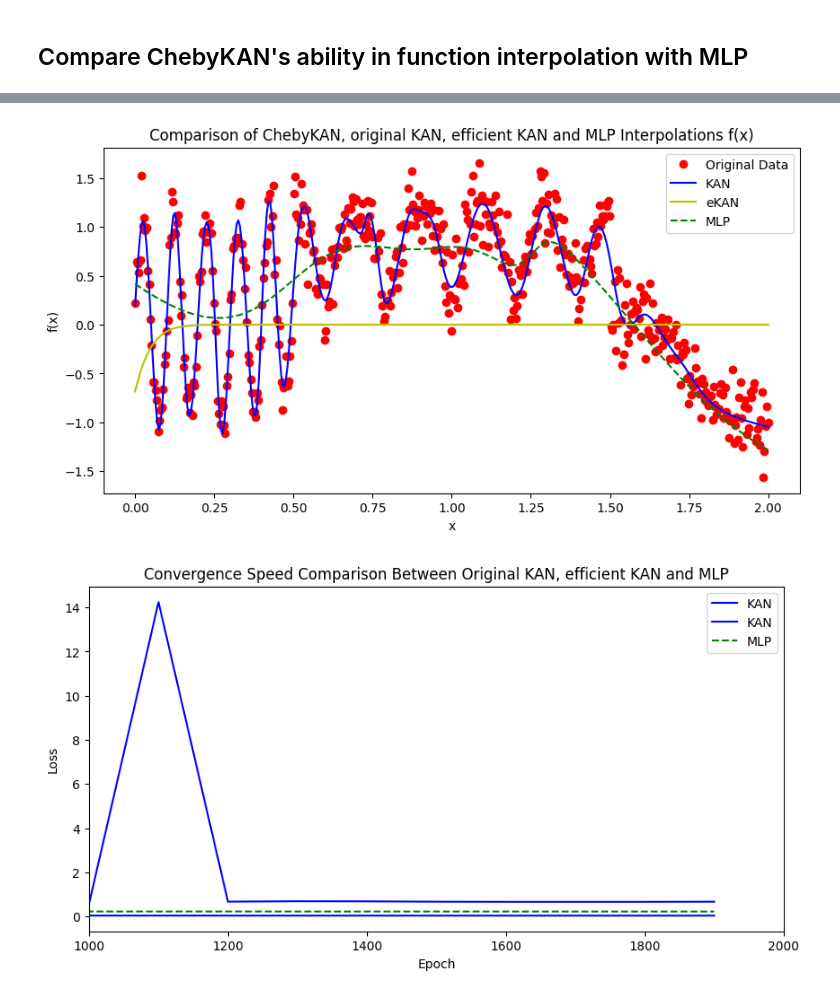
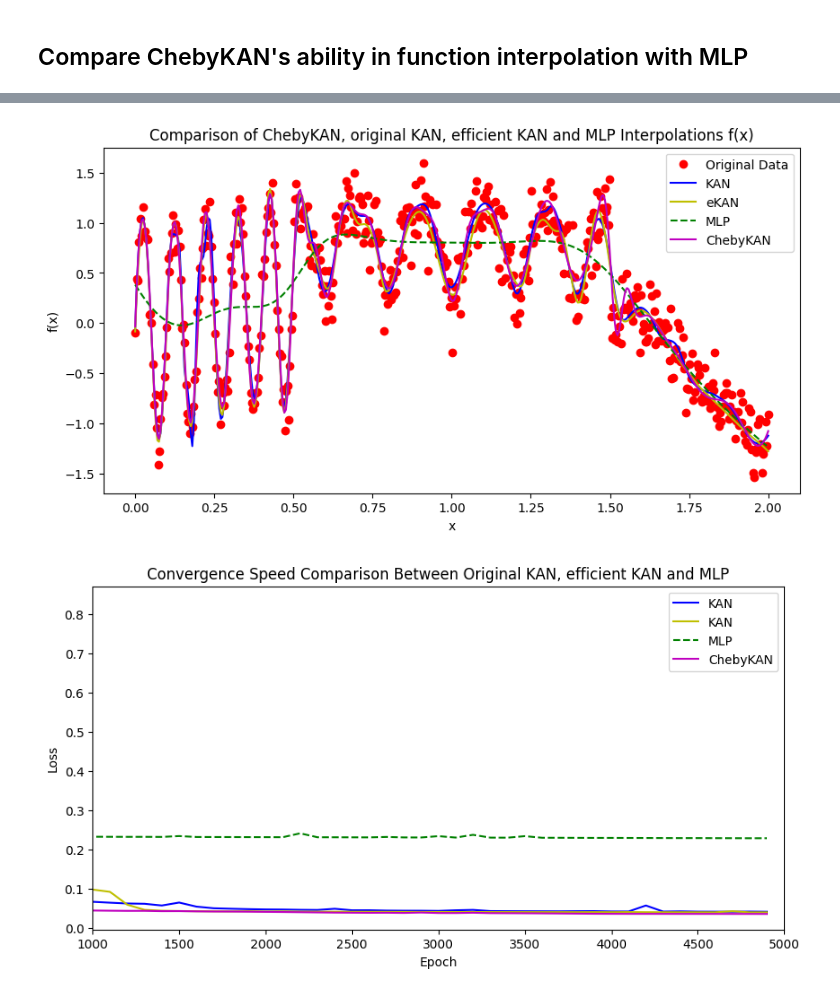
Before and after one commit to rvpant/mlp-kan-final, a Jupyter notebook: KAN_Function_Interpolation_Test.ipynb, the cells around one changed output, grey strips where cells are left out. Drawn from its saved outputs; the diff is of its cells as text; code cells hidden in the pictures.

Commit message:
Fix bug EKan and add chebykan

```diff
--- a/KAN_Function_Interpolation_Test.ipynb
+++ b/KAN_Function_Interpolation_Test.ipynb
@@ -85,33 +85,42 @@ mlp_model = SimpleMLP()
 
 # Define loss function and optimizer
 criterion = nn.MSELoss()
+optimizer_cheby = torch.optim.Adam(cheby_model.parameters(), lr=0.01)
 criterion_ekan = nn.MSELoss() #nn.CrossEntropyLoss()
 optimizer_kan = torch.optim.Adam(kan_model.parameters(), lr=0.01)
-optimizer_ekan = torch.optim.Adam(ekan_model.parameters(), lr=1e-3, weight_decay=1e-4)
-scheduler_ekan = torch.optim.lr_scheduler.ExponentialLR(optimizer_ekan, gamma=0.8)
+optimizer_ekan = torch.optim.Adam(ekan_model.parameters(), lr=0.01) #lr=1e-3, weight_decay=1e-4)
+# scheduler_ekan = torch.optim.lr_scheduler.ExponentialLR(optimizer_ekan, gamma=0.8)
 optimizer_mlp = torch.optim.Adam(mlp_model.parameters(), lr=0.03)
 
 kan_losses = []
 mlp_losses = []
 ekan_losses = []
+cheby_losses = []
 
 # Train the models
-epochs = 200000
+epochs = 5000 #00
 for epoch in range(epochs):
+
+    optimizer_cheby.zero_grad()
+    outputs_cheby = cheby_model(x_train)
+    loss_cheby = criterion(outputs_cheby, y_train)
+    loss_cheby.backward()
+    optimizer_cheby.step()
+
     optimizer_kan.zero_grad()
     outputs_kan = kan_model(x_train)
-    outputs_ekan = ekan_model(x_train)
-
     loss_kan = criterion(outputs_kan, y_train)
     loss_kan.backward()
     optimizer_kan.step()
 
+    optimizer_ekan.zero_grad()
+    outputs_ekan = ekan_model(x_train)
     loss_ekan = criterion_ekan(outputs_ekan, y_train)
     loss_ekan.backward()
     optimizer_ekan.step()
 
     # Update learning rate
-    scheduler_ekan.step()
+    # scheduler_ekan.step()
 
     optimizer_mlp.zero_grad()
     outputs_mlp = mlp_model(x_train)
@@ -120,13 +129,15 @@ for epoch in range(epochs):
     optimizer_mlp.step()
 
     if epoch % 100 == 0:
+        cheby_losses.append(loss_cheby.item())
         kan_losses.append(loss_kan.item())
         ekan_losses.append(loss_ekan.item())
         mlp_losses.append(loss_mlp.item())
-        print(f'Epoch {epoch + 1}/{epochs}, KAN Loss: {loss_kan.item():.4f}, eKAN Loss: {loss_ekan.item():.4f}, MLP Loss: {loss_mlp.item():.4f}')
+        print(f'Epoch {epoch + 1}/{epochs},  ChebyKAN Loss: {loss_cheby.item():.4f}, KAN Loss: {loss_kan.item():.4f}, eKAN Loss: {loss_ekan.item():.4f}, MLP Loss: {loss_mlp.item():.4f}')
 
 # Test the models
 x_test = torch.linspace(0, 2, steps=400).unsqueeze(1)
+y_pred_cheby = cheby_model(x_test).detach()
 y_pred_kan = kan_model(x_test).detach()
 y_pred_ekan = ekan_model(x_test).detach()
 y_pred_mlp = mlp_model(x_test).detach()
@@ -150,17 +162,18 @@ Epoch 1101/200000, KAN Loss: 0.0584, eKAN Loss: 0.6903, MLP Loss: 0.2386
 # %%
 # Plot the results
 plt.figure(figsize=(10, 5))
 plt.plot(x_train.numpy(), y_train.numpy(), 'ro', label='Original Data')
 plt.plot(x_test.numpy(), y_pred_kan.numpy(), 'b-', label='KAN')
 plt.plot(x_test.numpy(), y_pred_ekan.numpy(), 'y-', label='eKAN')
 plt.plot(x_test.numpy(), y_pred_mlp.numpy(), 'g--', label='MLP')
+plt.plot(x_test.numpy(), y_pred_cheby.numpy(), 'm-', label='ChebyKAN')
 plt.title('Comparison of ChebyKAN, original KAN, efficient KAN and MLP Interpolations f(x)')
 plt.xlabel('x')
 plt.ylabel('f(x)')
 plt.legend()
 plt.show()
 # %% [output]
-[figure, old version]
+[figure, new version]
 # %%
 # Plot the convergence speed
 # Plotting
@@ -168,6 +181,7 @@ plt.figure(figsize=(10, 5))
 plt.plot(range(0, epochs, 100), kan_losses, 'b-', label='KAN')
 plt.plot(range(0, epochs, 100), ekan_losses, 'y-', label='KAN')
 plt.plot(range(0, epochs, 100), mlp_losses, 'g--', label='MLP')
+plt.plot(range(0, epochs, 100), cheby_losses, 'm-', label='ChebyKAN')
 plt.title('Convergence Speed Comparison Between Original KAN, efficient KAN and MLP')
 plt.xlim(1000, epochs)
 plt.xlabel('Epoch')
@@ -175,4 +189,4 @@ plt.ylabel('Loss')
 plt.legend()
 plt.show()
 # %% [output]
-[figure, old version]
+[figure, new version]
```
Also changed, not shown: parts of 1 cell of this notebook.
